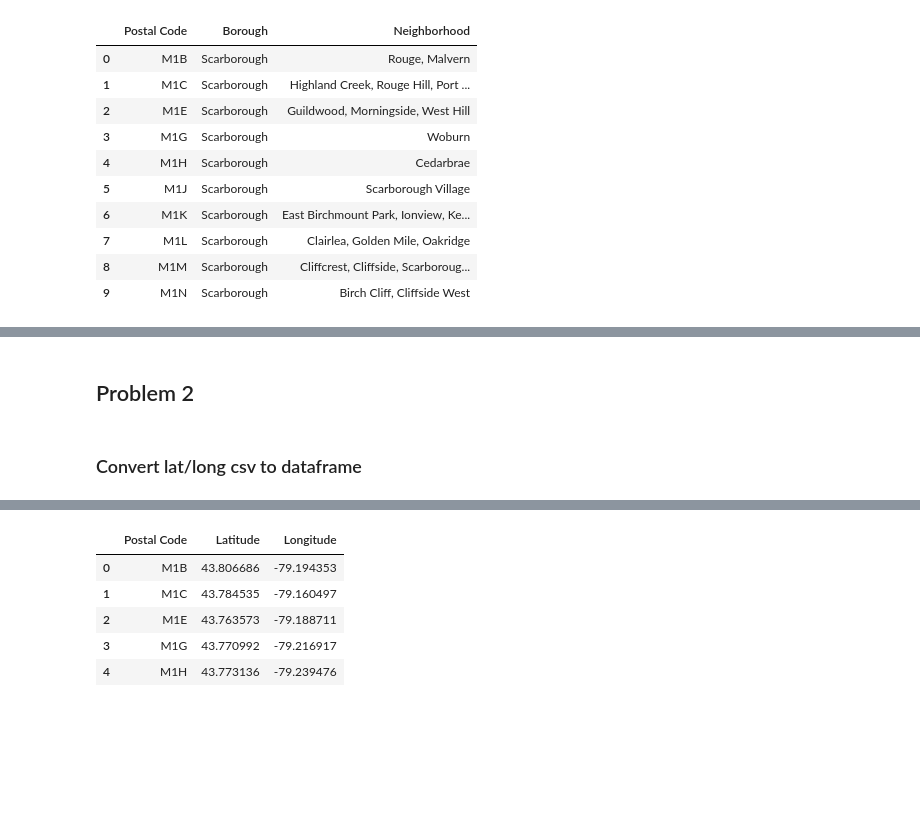
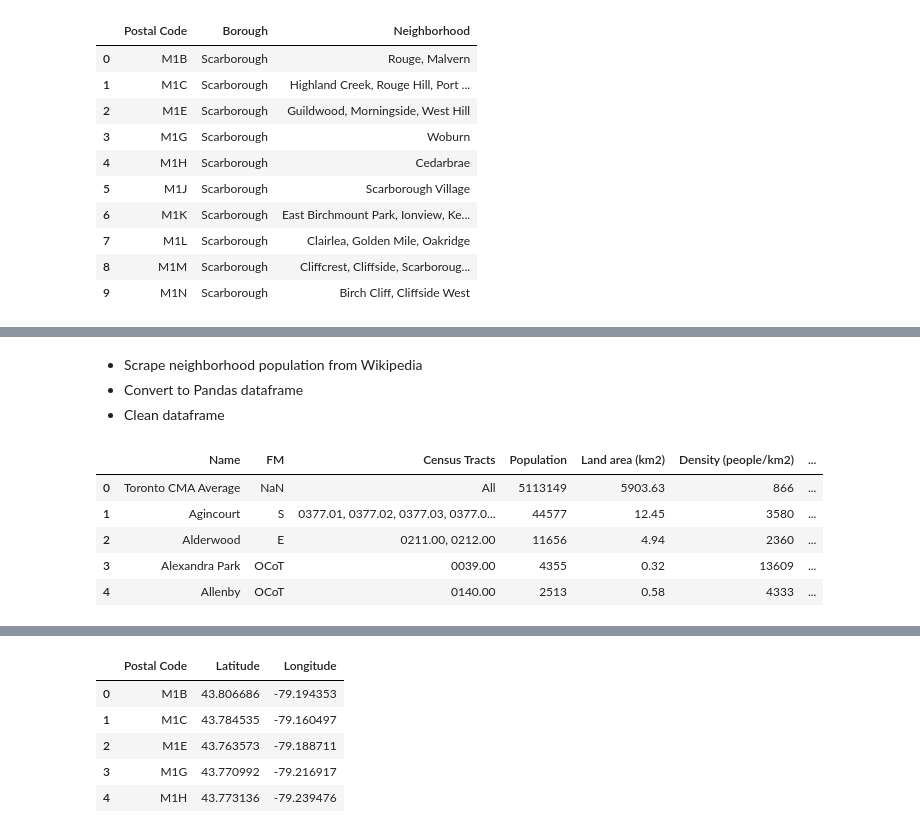
Before and after one commit to DrGrowlithe/capstone-project, a Jupyter notebook: Capstone Project.ipynb, the cells around one changed output, grey strips where cells are left out. Cells and saved outputs as stored; diff of their text form; code cells hidden in the pictures; blank space fills up the shorter version.

```diff
--- a/Capstone Project.ipynb
+++ b/Capstone Project.ipynb
@@ -90,4 +109,19 @@ tor_df.shape
-# %% [markdown]
-## Problem 2
-# %% [markdown]
-### Convert lat/long csv to dataframe
+# %% [markdown]
+ - Scrape neighborhood population from Wikipedia
+ - Convert to Pandas dataframe
+ - Clean dataframe
+# %%
+url2 = requests.get('https://en.wikipedia.org/wiki/Demographics_of_Toronto_neighbourhoods')
+source2 = BeautifulSoup(url2.content,'lxml')
+table2 = source2.find_all('table')[1]
+# %%
+df = pd.read_html(str(table2))
+df_pop = pd.DataFrame(df[0])
+df_pop.head()
+# %% [output]
+|  | Name | FM | Census Tracts | Population | Land area (km2) | Density (people/km2) | ... |
+| 0 | Toronto CMA Average | NaN | All | 5113149 | 5903.63 | 866 | ... |
+| 1 | Agincourt | S | 0377.01, 0377.02, 0377.03, 0377.0... | 44577 | 12.45 | 3580 | ... |
+| 2 | Alderwood | E | 0211.00, 0212.00 | 11656 | 4.94 | 2360 | ... |
+| 3 | Alexandra Park | OCoT | 0039.00 | 4355 | 0.32 | 13609 | ... |
+| 4 | Allenby | OCoT | 0140.00 | 2513 | 0.58 | 4333 | ... |
```
Also changed, not shown: parts of 45 cells of this notebook.
